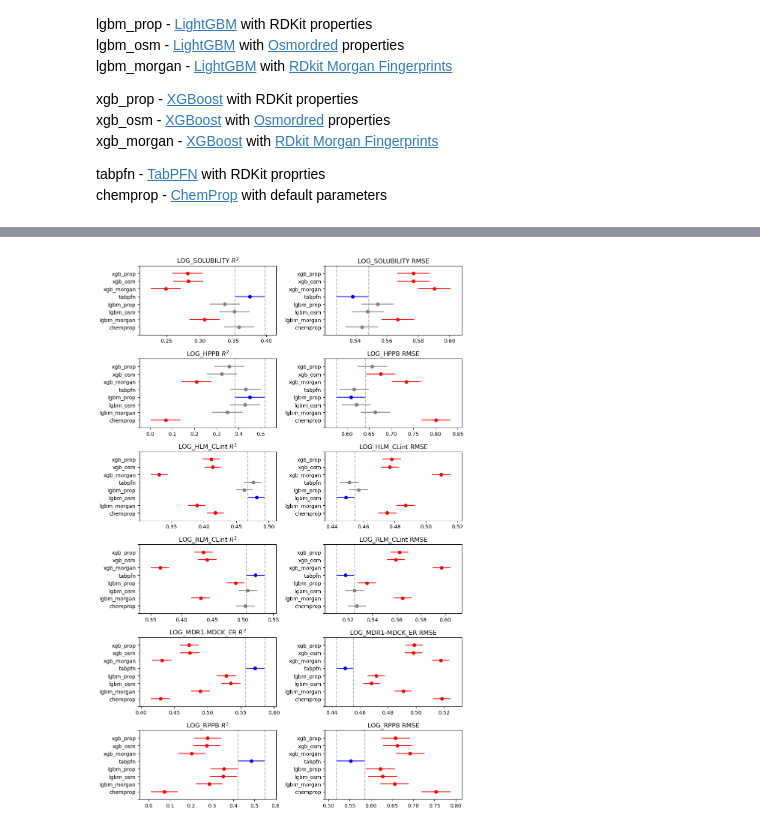
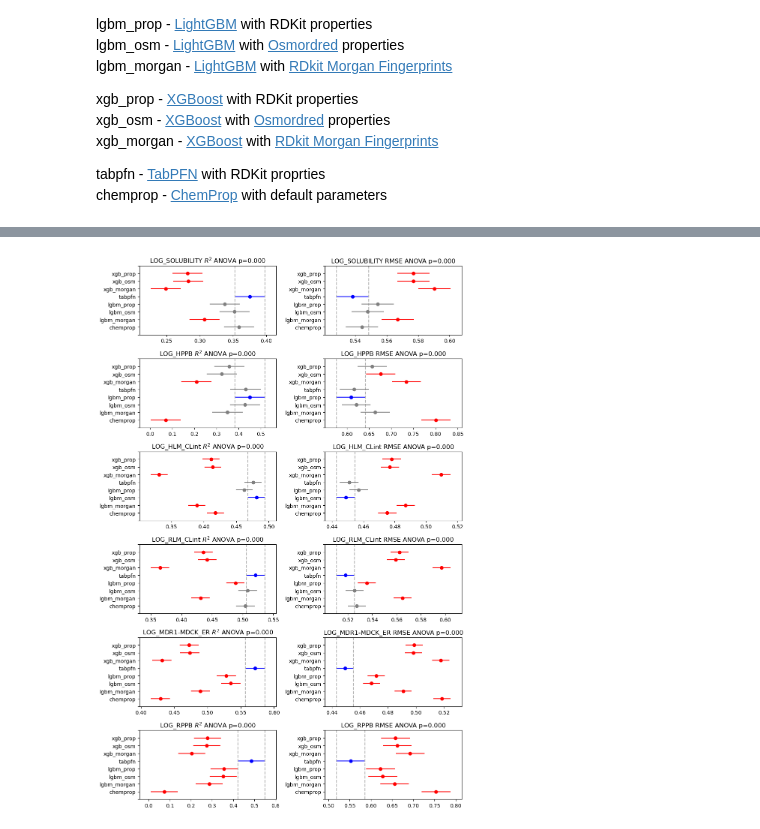
Before and after one commit to PatWalters/practical_cheminformatics_posts, a Jupyter notebook: adme_comparison/ADME_Comparison.ipynb, the cells around one changed output, grey strips where cells are left out. Saved outputs shown, nothing was run; the diff lists cells and outputs as text; code cells hidden in the pictures.

Commit message:
updated ADME_Comparison.ipynb to include ANOVA

```diff
--- a/adme_comparison/ADME_Comparison.ipynb
+++ b/adme_comparison/ADME_Comparison.ipynb
@@ -33,6 +36,12 @@ def get_stats(df: pd.DataFrame, y_col: str, method_list: list[str]) -> tuple[pd.
     rmse_melt_df = rmse_df.melt()
     rmse_melt_df.columns = ["method", "rmse"]
     return r2_melt_df, rmse_melt_df
+
+def run_anova(df_in, col):
+    res_list = []
+    for k,v in df_in.groupby("method"):
+        res_list.append(v[col].values)
+    return f_oneway(*res_list)[1]
 # %% [markdown]
 Compare molecular descriptors and ML models on the [Polaris biogen/adme-fang-v1](https://polarishub.io/datasets/biogen/adme-fang-v1) dataset.  The benchmark was run using the script **run_benchmark.py** in this repo.
 
@@ -61,26 +70,28 @@ Here's an example showing 8 models calculated with the same train/test splits ov
 # %%
 assay_list = [x.replace("_results.csv","") for x in glob("*results.csv")]
 figure, axes = plt.subplots(len(assay_list),2,figsize=(10,100))
 axes = axes.flatten()
 df_list = []
 for idx,assay_name in enumerate(assay_list):
     input_df = pd.read_csv(f"{assay_name}_results.csv")
     method_list = ['chemprop','lgbm_prop', 'lgbm_osm','lgbm_morgan','xgb_prop', 'xgb_osm', 'xgb_morgan','tabpfn']
     input_df = input_df[method_list+["dset","group","fold",assay_name]]
     test_df = input_df.query("dset == 'test' and group == 'random'")
     r2_melt_df, rmse_melt_df = get_stats(test_df,assay_name, method_list)
     df_list.append([r2_melt_df, rmse_melt_df])
     best_r2 = r2_melt_df.groupby("method").mean().reset_index().sort_values("r2",ascending=False).method.values[0]
     tukey = pairwise_tukeyhsd(endog=r2_melt_df["r2"], groups=r2_melt_df["method"], alpha=0.05)
     current_axis = axes[idx*2]
     tukey.plot_simultaneous(comparison_name=best_r2,ax=current_axis,figsize=(10,15))
-    current_axis.set_title(assay_name+" $R^2$")
+    r2_anova_p_value = run_anova(r2_melt_df,"r2")
+    current_axis.set_title(assay_name+" $R^2$ "+ f"ANOVA p={r2_anova_p_value:.3f}")
 
     best_rmse = rmse_melt_df.groupby("method").mean().reset_index().sort_values("rmse",ascending=True).method.values[0]
     tukey = pairwise_tukeyhsd(endog=rmse_melt_df["rmse"], groups=rmse_melt_df["method"], alpha=0.05)
     current_axis = axes[idx*2+1]
     tukey.plot_simultaneous(comparison_name=best_rmse,ax=current_axis,figsize=(10,15))
-    current_axis.set_title(assay_name+" RMSE")
+    rmse_anova_p_value = run_anova(rmse_melt_df,"rmse")
+    current_axis.set_title(assay_name+" RMSE "+f"ANOVA p={rmse_anova_p_value:.3f}")
 plt.tight_layout()
 # %% [output]
-[figure, old version]
+[figure, new version]
```
Also changed, not shown: parts of 2 cells of this notebook.
